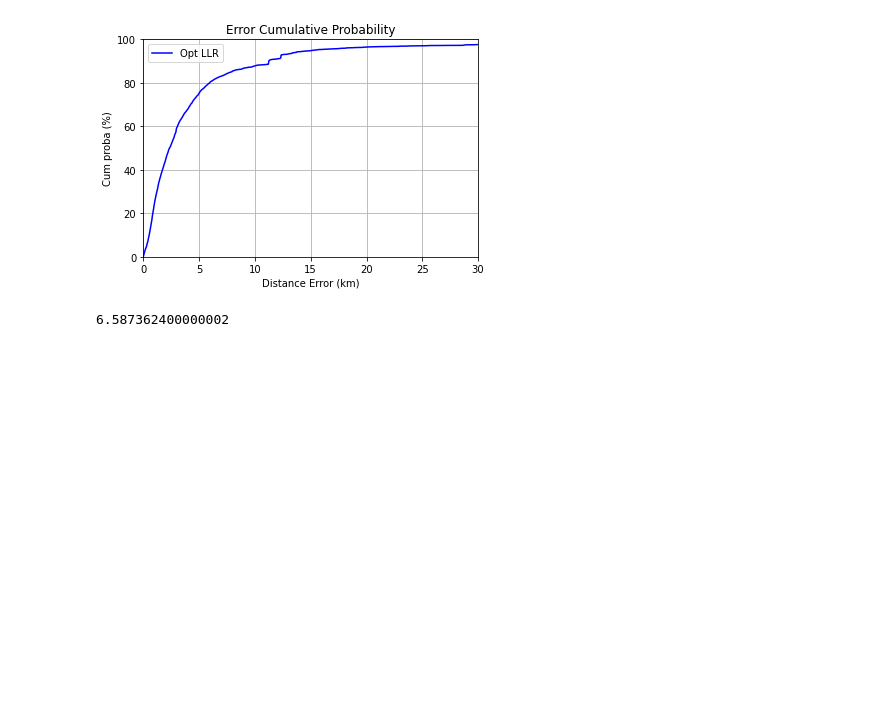
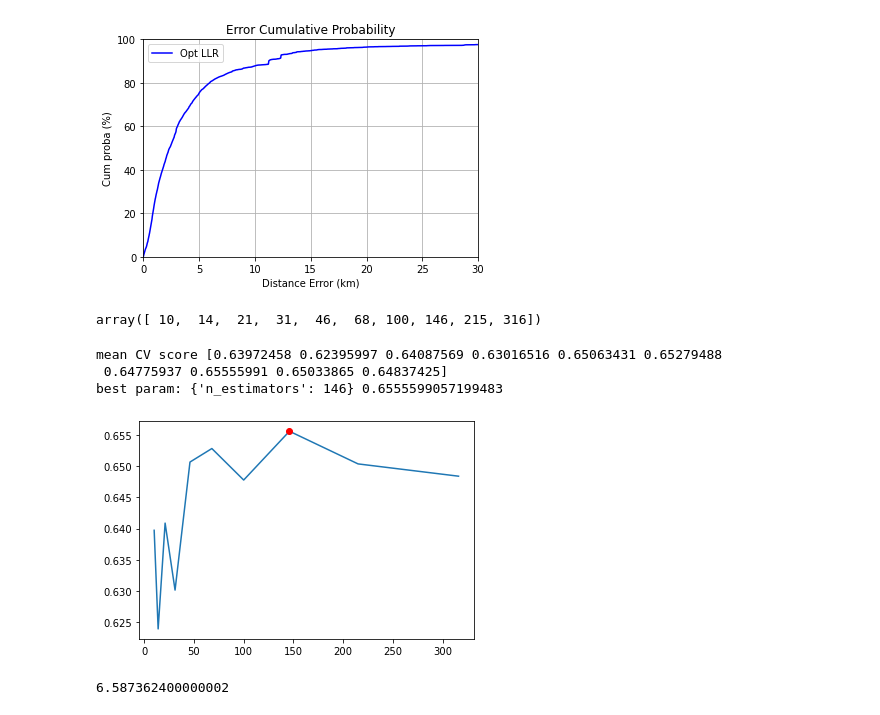
Before and after one commit to PhileasFrog/Geoloc_IOT, a Jupyter notebook: Notebook/TP_Geoloc_Msp_Telecom_ML_BCO.ipynb, the cells around one changed output. Cells and saved outputs as stored; diff of their text form; code cells hidden in the pictures; blank space fills up the shorter version.

```diff
--- a/Notebook/TP_Geoloc_Msp_Telecom_ML_BCO.ipynb
+++ b/Notebook/TP_Geoloc_Msp_Telecom_ML_BCO.ipynb
@@ -248,6 +251,24 @@ def test_model(reg,df_train,cv):
 
     # Error criterion
     print(np.percentile(err_vec, 80))
+# %%
+# n_splits=2 pour aller encore plus vite en gscv
+g_k2 = GroupKFold(n_splits=2)
+# %%
+def gscv(model,param_grid,X, y,cv, semilogx=False):
+    '''helper function pour effectuer du grid search sur un hyperparamètre du modèle et afficher la courbe de scores
+    et le paramètre optimal'''
+    gscv = GridSearchCV(model,param_grid=param_grid,cv=cv)
+    gscv.fit(X, y, groups=dev_id)
+    print("mean CV score",gscv.cv_results_['mean_test_score'])
+    print("best param:",gscv.best_params_, gscv.best_score_)
+    best_param = list(gscv.best_params_.values())[0]
+    if semilogx:
+        plt.semilogx(grid,gscv.cv_results_['mean_test_score'])
+        plt.semilogx(best_param, gscv.best_score_,'ro')
+    else:
+        plt.plot(grid,gscv.cv_results_['mean_test_score'])
+        plt.plot(best_param, gscv.best_score_,'ro');
 # %% [markdown]
 ### LinearRegression
 # %%
@@ -282,6 +303,21 @@ test_model(reg, df_feat_filter, group_kfold)
 # %% [output]
 5.9568972
 [figure]
+# %%
+grid = np.logspace(1,2.5,10).astype(int)
+grid
+# %% [output]
+array([ 10,  14,  21,  31,  46,  68, 100, 146, 215, 316])
+# %%
+param_grid = {'n_estimators': grid}
+# %%
+reg = RandomForestRegressor()
+gscv(reg,param_grid, df_feat_filter ,ground_truth_lng_filter, g_k2)
+# %% [output]
+mean CV score [0.63972458 0.62395997 0.64087569 0.63016516 0.65063431 0.65279488
+ 0.64775937 0.65555991 0.65033865 0.64837425]
+best param: {'n_estimators': 146} 0.6555599057199483
+[figure, added]
 # %%
 # with rssi group_kfold 10 OK
 # %%
```
Also changed, not shown: parts of 1 cell of this notebook.
